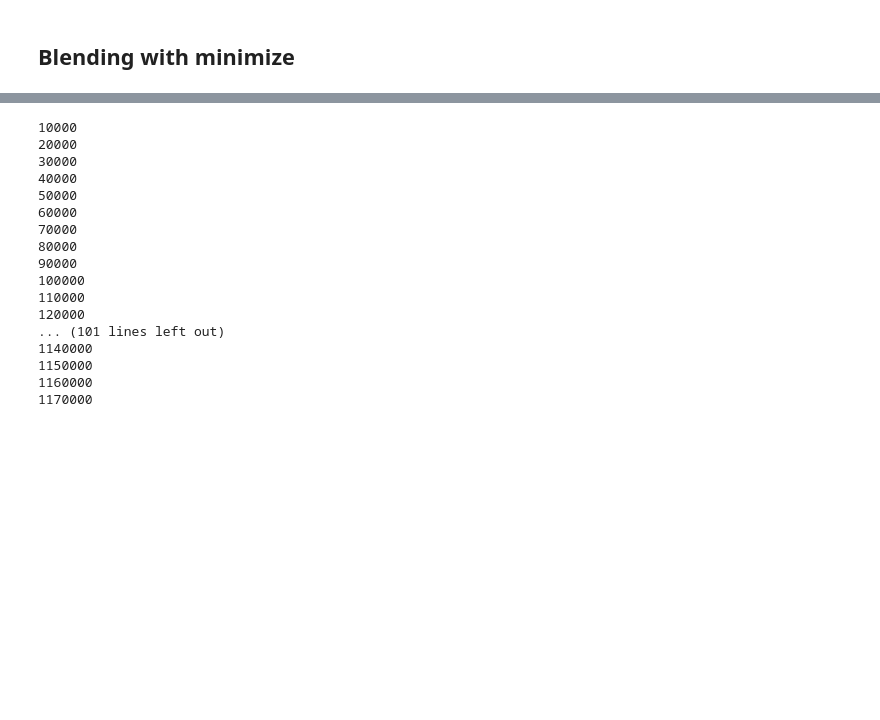
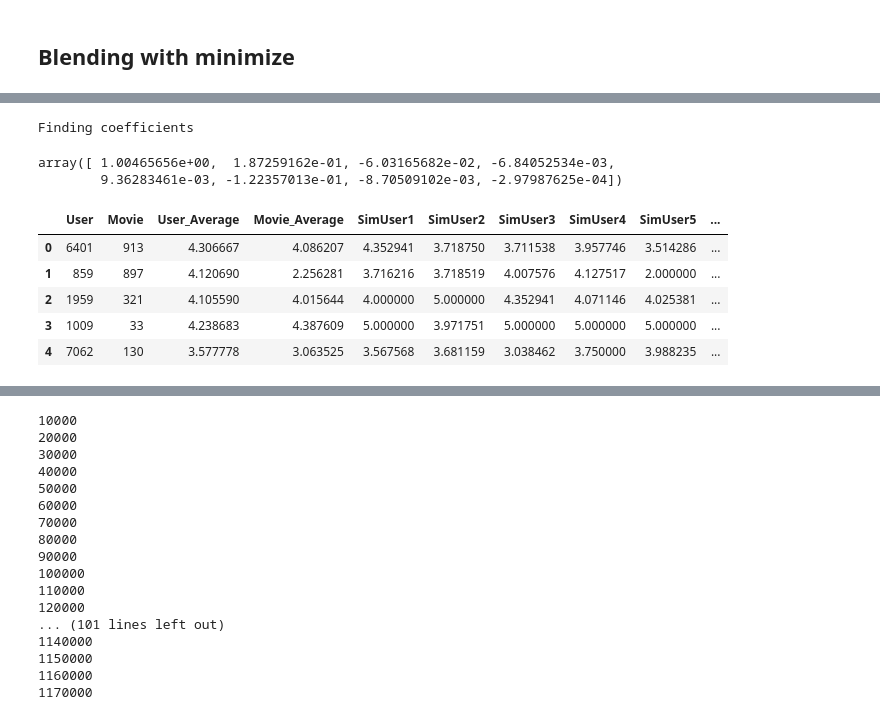
Before and after one commit to byrek3d/ML-Project-2-EPFL, a Jupyter notebook: run.ipynb, the cells around one changed output, grey strips where cells are left out. Drawn from its saved outputs; the diff is of its cells as text; code cells hidden in the pictures; blank space fills up the shorter version.

```diff
--- a/run.ipynb
+++ b/run.ipynb
@@ -555,3 +553,16 @@ df_featured_blending_trainset['SimMovie2'] = df_featured_blending_trainset.apply
 df_featured_blending_trainset['SimMovie3'] = df_featured_blending_trainset.apply(Moviefunction3,axis=1)
 df_featured_blending_trainset['SimMovie4'] = df_featured_blending_trainset.apply(Moviefunction4,axis=1)
 df_featured_blending_trainset['SimMovie5'] = df_featured_blending_trainset.apply(Moviefunction5,axis=1)
+# %%
+df_featured_blending_trainset.SimUser1=df_featured_blending_trainset.SimUser1.astype(float)
+df_featured_blending_trainset.SimUser2=df_featured_blending_trainset.SimUser2.astype(float)
+df_featured_blending_trainset.SimUser3=df_featured_blending_trainset.SimUser3.astype(float)
+df_featured_blending_trainset.SimUser4=df_featured_blending_trainset.SimUser4.astype(float)
+df_featured_blending_trainset.SimUser5=df_featured_blending_trainset.SimUser5.astype(float)
+df_featured_blending_trainset.SimMovie1=df_featured_blending_trainset.SimMovie1.astype(float)
+df_featured_blending_trainset.SimMovie2=df_featured_blending_trainset.SimMovie2.astype(float)
+df_featured_blending_trainset.SimMovie3=df_featured_blending_trainset.SimMovie3.astype(float)
+df_featured_blending_trainset.SimMovie4=df_featured_blending_trainset.SimMovie4.astype(float)
+df_featured_blending_trainset.SimMovie5=df_featured_blending_trainset.SimMovie5.astype(float)
+# %%
+df_featured_blending_trainset.drop(['Rating'],inplace=True, axis=1)
@@ -835,0 +814,26 @@ result=new_blending()
+# %%
+def least_squares(y, tx):
+    """calculate the least squares solution."""
+    w = np.linalg.solve(tx.T.dot(tx), tx.T.dot(y))
+    rmse = np.sqrt(np.average((y - np.dot(tx,w))*(y - np.dot(tx,w))))
+
+    return rmse, w
+
+print("Finding coefficients")
+rmse,result = least_squares(label_blending_trainset,df_val)
+# %% [output]
+Finding coefficients
+# %%
+result
+# %% [output]
+array([ 1.00465656e+00,  1.87259162e-01, -6.03165682e-02, -6.84052534e-03,
+        9.36283461e-03, -1.22357013e-01, -8.70509102e-03, -2.97987625e-04])
+# %%
+df_featured_blending_trainset.head()
+# %% [output]
+|  | User | Movie | User_Average | Movie_Average | SimUser1 | SimUser2 | SimUser3 | SimUser4 | SimUser5 | ... |
+| 0 | 6401 | 913 | 4.306667 | 4.086207 | 4.352941 | 3.718750 | 3.711538 | 3.957746 | 3.514286 | ... |
+| 1 | 859 | 897 | 4.120690 | 2.256281 | 3.716216 | 3.718519 | 4.007576 | 4.127517 | 2.000000 | ... |
+| 2 | 1959 | 321 | 4.105590 | 4.015644 | 4.000000 | 5.000000 | 4.352941 | 4.071146 | 4.025381 | ... |
+| 3 | 1009 | 33 | 4.238683 | 4.387609 | 5.000000 | 3.971751 | 5.000000 | 5.000000 | 5.000000 | ... |
+| 4 | 7062 | 130 | 3.577778 | 3.063525 | 3.567568 | 3.681159 | 3.038462 | 3.750000 | 3.988235 | ... |
```
Also changed, not shown: parts of 47 cells of this notebook, 7 other files.
